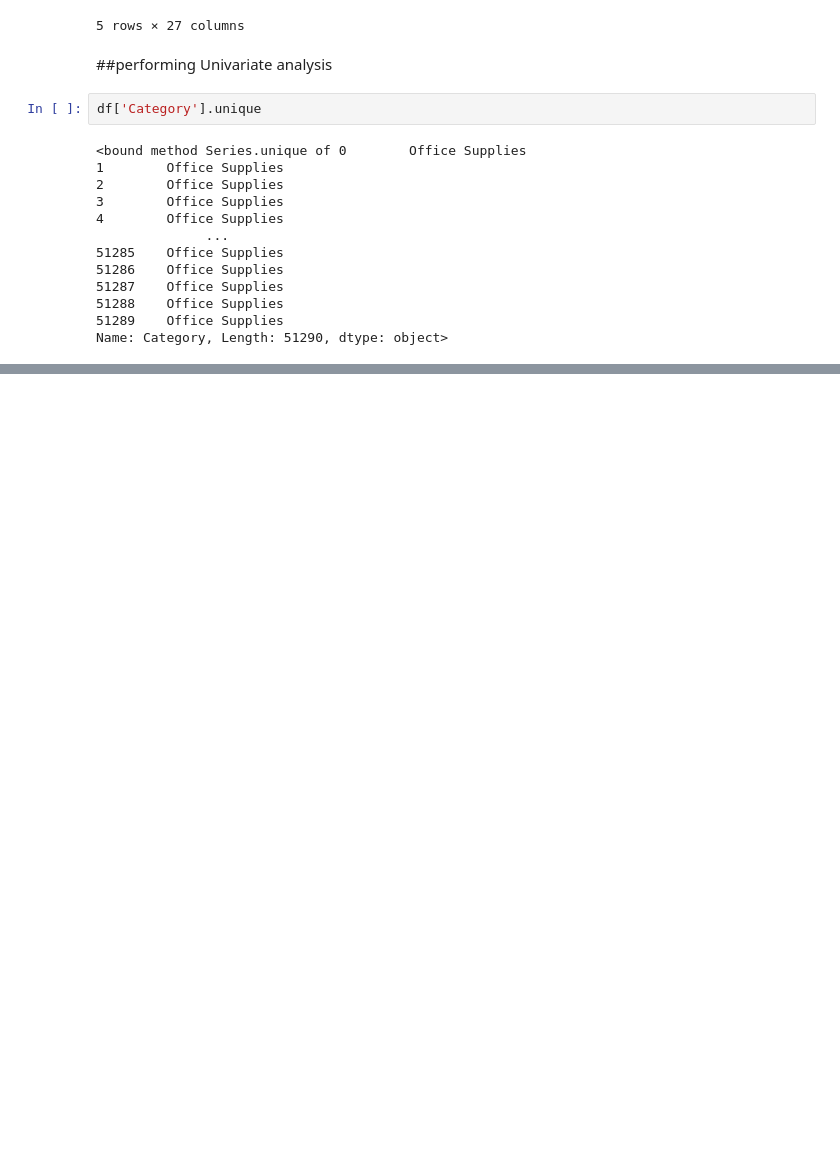
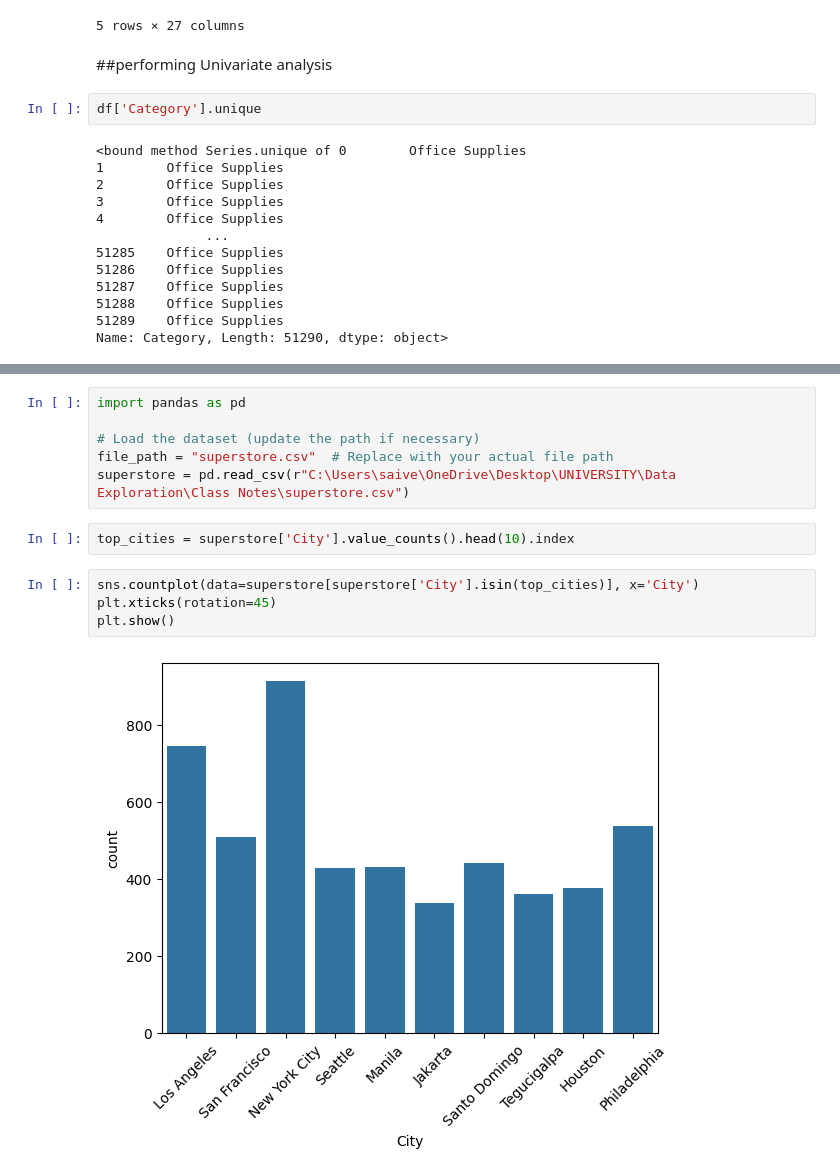
Before and after one commit to saiiexd/UNIVERSITY, a Jupyter notebook: Data Exploration/Class Notes/superstore.ipynb, the cells around one changed output, grey strips where cells are left out. Saved outputs shown, nothing was run; the diff lists cells and outputs as text; blank space fills up the shorter version.

Commit message:
update superstore CSV file processing logic

```diff
--- a/Data Exploration/Class Notes/superstore.ipynb
+++ b/Data Exploration/Class Notes/superstore.ipynb
@@ -88,0 +128,14 @@ NameError: name 'superstore' is not defined
+# %%
+import pandas as pd
+
+# Load the dataset (update the path if necessary)
+file_path = "superstore.csv"  # Replace with your actual file path
+superstore = pd.read_csv(r"C:\Users\saive\OneDrive\Desktop\UNIVERSITY\Data Exploration\Class Notes\superstore.csv")
+# %%
+top_cities = superstore['City'].value_counts().head(10).index
+# %%
+sns.countplot(data=superstore[superstore['City'].isin(top_cities)], x='City')
+plt.xticks(rotation=45)
+plt.show()
+# %% [output]
+[figure, added]
```
Also changed, not shown: parts of 12 cells of this notebook.
